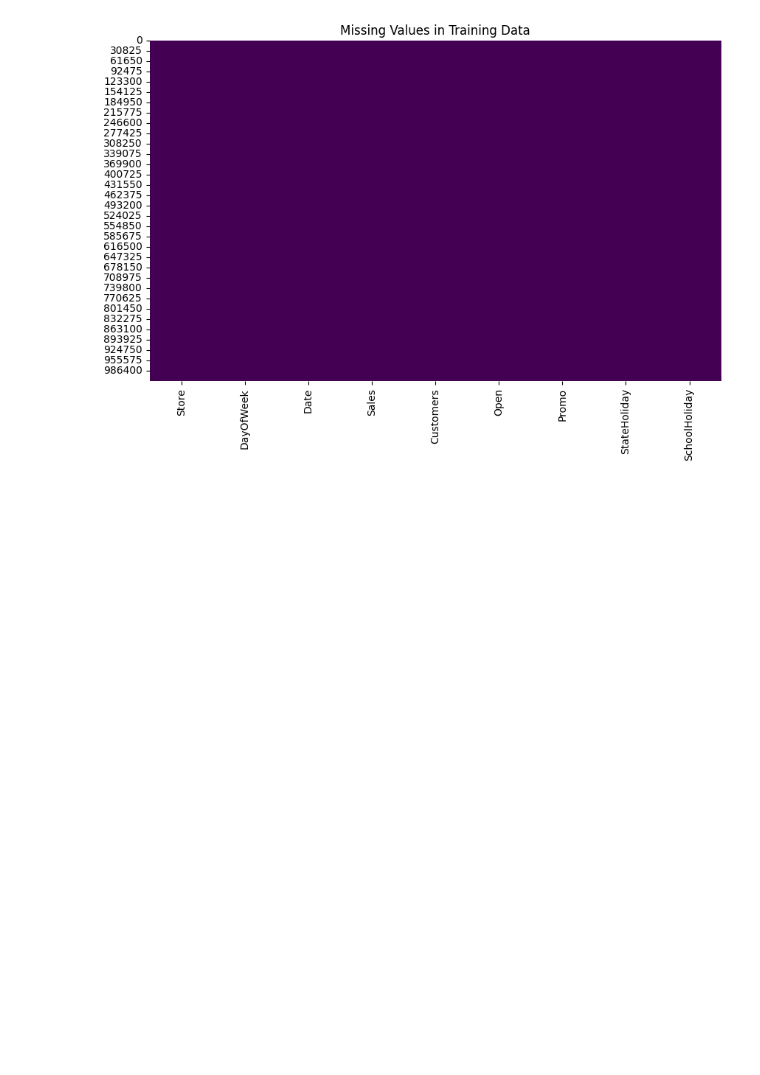
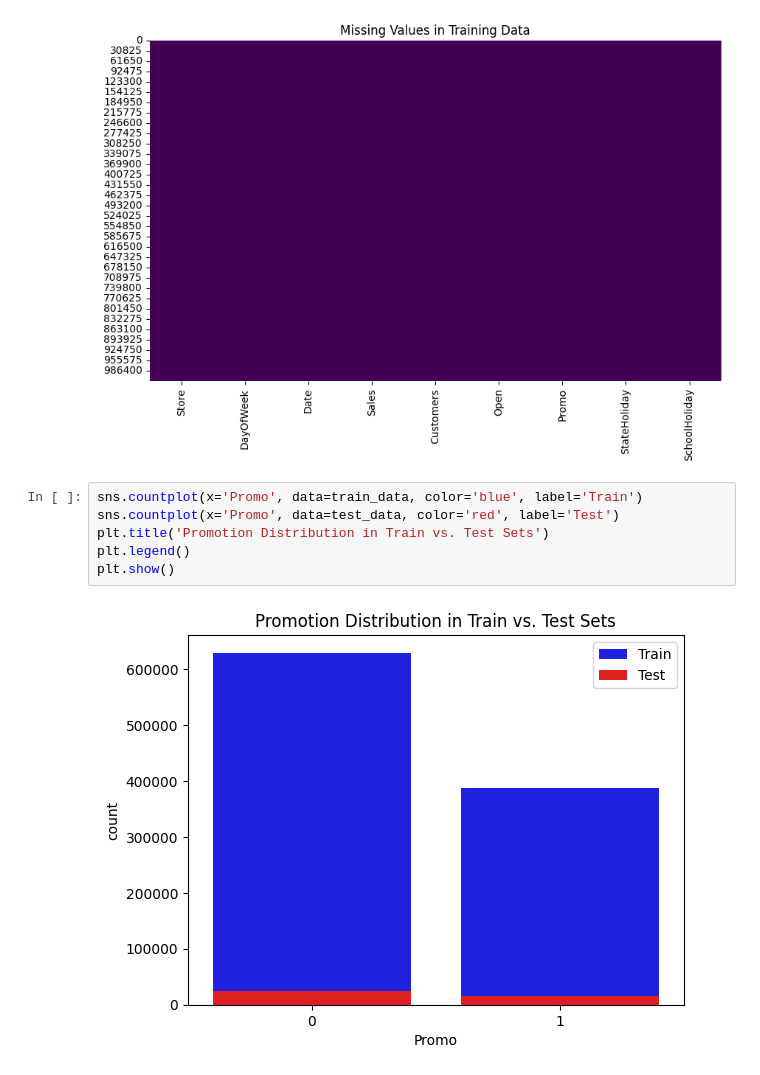
Before and after one commit to Wbam/Week-4, a Jupyter notebook: notebooks/eda_rossmann_sales.ipynb, the cells around one changed output. Saved outputs shown, nothing was run; the diff lists cells and outputs as text; blank space fills up the shorter version.

Commit message:
completed Distribution of Promotions

```diff
--- a/notebooks/eda_rossmann_sales.ipynb
+++ b/notebooks/eda_rossmann_sales.ipynb
@@ -19,3 +19,11 @@ plt.title('Missing Values in Training Data')
 plt.show()
 # %% [output]
 [figure]
+# %%
+sns.countplot(x='Promo', data=train_data, color='blue', label='Train')
+sns.countplot(x='Promo', data=test_data, color='red', label='Test')
+plt.title('Promotion Distribution in Train vs. Test Sets')
+plt.legend()
+plt.show()
+# %% [output]
+[figure, added]
```
